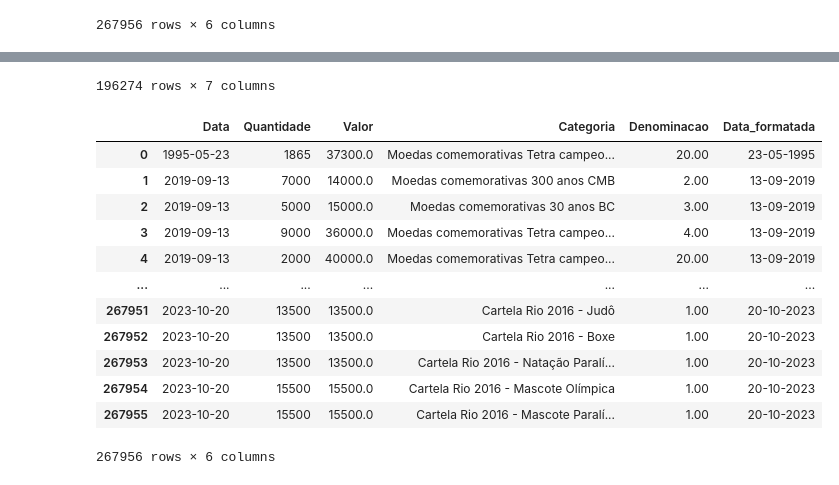
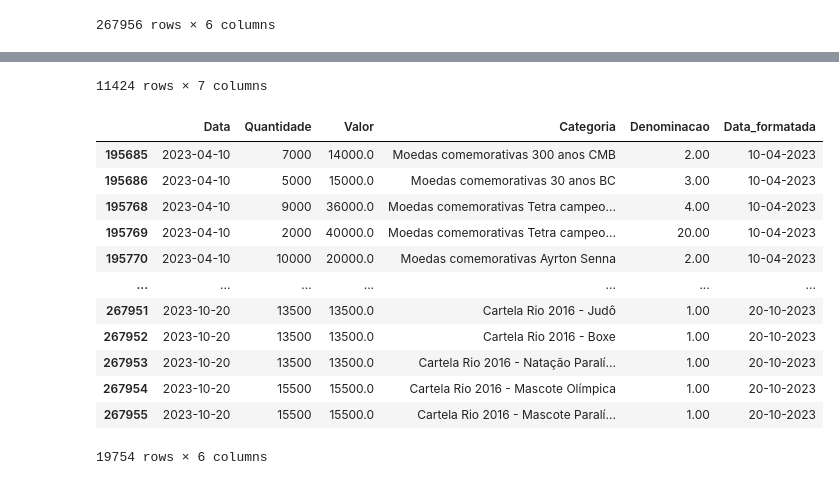
Before and after one commit to carmodaniel/coderhouseProjeto, a Jupyter notebook: projetoFinal.ipynb, the cells around one changed output, grey strips where cells are left out. Drawn from its saved outputs; the diff is of its cells as text; code cells hidden in the pictures.

```diff
--- a/projetoFinal.ipynb
+++ b/projetoFinal.ipynb
@@ -216,11 +216,14 @@ moedas_comemorativas # Criado o dataframe moedas_comemorativas para receber o va
 | 267955 | 2023-10-20 | 15500 | 15500.0 | Cartela Rio 2016 - Mascote Paralí... | 1.00 | 20-10-2023 |
 267956 rows × 6 columns
 # %%
-# Filtra para que os dataframes dinheiro_em_circulacao e  moedas_comemorativas somente exibam dados
-dinheiro_em_circulacao.query('Data.dt.year == 2023')
+# # Filtra para que os dataframes dinheiro_em_circulacao e  moedas_comemorativas somente exibam dados
+# dinheiro_em_circulacao.query('Data.dt.year == 2023')
+# display(dinheiro_em_circulacao)
+dinheiro_em_circulacao = dinheiro_em_circulacao[dinheiro_em_circulacao['Data'].dt.year == 2023]
 display(dinheiro_em_circulacao)
 
-moedas_comemorativas.query('Data.dt.year == 2023')
+
+moedas_comemorativas = moedas_comemorativas[moedas_comemorativas['Data'].dt.year == 2023]
 display(moedas_comemorativas)
 # %% [output]
 |  | Data | Quantidade | Valor | Categoria | Denominacao | Especie | Data_formatada |
@@ -232,20 +235,20 @@ display(moedas_comemorativas)
 | ... | ... | ... | ... | ... | ... | ... | ... |
 | 196269 | 2023-10-20 | 19984500 | 1.998450e+07 | Moedas - 2a. Família - Mascote Pa... | 1.00 | Moedas | 20-10-2023 |
 | 196270 | 2023-10-20 | 50000000 | 5.000000e+07 | Moedas - 2a. Família - BC 50 anos | 1.00 | Moedas | 20-10-2023 |
 | 196271 | 2023-10-20 | 24996000 | 2.499600e+07 | Moedas - 2a. Família - REAL 25 anos | 1.00 | Moedas | 20-10-2023 |
 | 196272 | 2023-10-20 | 97270000 | 4.863500e+06 | Moedas - 2a. Família - (A) | 0.05 | Moedas | 20-10-2023 |
 | 196273 | 2023-10-20 | 47263900 | 2.363195e+07 | Moedas - 2a. Família - (A) | 0.50 | Moedas | 20-10-2023 |
-196274 rows × 7 columns
+11424 rows × 7 columns
 |  | Data | Quantidade | Valor | Categoria | Denominacao | Data_formatada |
-| 0 | 1995-05-23 | 1865 | 37300.0 | Moedas comemorativas Tetra campeo... | 20.00 | 23-05-1995 |
-| 1 | 2019-09-13 | 7000 | 14000.0 | Moedas comemorativas 300 anos CMB | 2.00 | 13-09-2019 |
-| 2 | 2019-09-13 | 5000 | 15000.0 | Moedas comemorativas 30 anos BC | 3.00 | 13-09-2019 |
-| 3 | 2019-09-13 | 9000 | 36000.0 | Moedas comemorativas Tetra campeo... | 4.00 | 13-09-2019 |
-| 4 | 2019-09-13 | 2000 | 40000.0 | Moedas comemorativas Tetra campeo... | 20.00 | 13-09-2019 |
+| 195685 | 2023-04-10 | 7000 | 14000.0 | Moedas comemorativas 300 anos CMB | 2.00 | 10-04-2023 |
+| 195686 | 2023-04-10 | 5000 | 15000.0 | Moedas comemorativas 30 anos BC | 3.00 | 10-04-2023 |
+| 195768 | 2023-04-10 | 9000 | 36000.0 | Moedas comemorativas Tetra campeo... | 4.00 | 10-04-2023 |
+| 195769 | 2023-04-10 | 2000 | 40000.0 | Moedas comemorativas Tetra campeo... | 20.00 | 10-04-2023 |
+| 195770 | 2023-04-10 | 10000 | 20000.0 | Moedas comemorativas Ayrton Senna | 2.00 | 10-04-2023 |
 | ... | ... | ... | ... | ... | ... | ... |
 | 267951 | 2023-10-20 | 13500 | 13500.0 | Cartela Rio 2016 - Judô | 1.00 | 20-10-2023 |
 | 267952 | 2023-10-20 | 13500 | 13500.0 | Cartela Rio 2016 - Boxe | 1.00 | 20-10-2023 |
 | 267953 | 2023-10-20 | 13500 | 13500.0 | Cartela Rio 2016 - Natação Paralí... | 1.00 | 20-10-2023 |
 | 267954 | 2023-10-20 | 15500 | 15500.0 | Cartela Rio 2016 - Mascote Olímpica | 1.00 | 20-10-2023 |
 | 267955 | 2023-10-20 | 15500 | 15500.0 | Cartela Rio 2016 - Mascote Paralí... | 1.00 | 20-10-2023 |
-267956 rows × 6 columns
+19754 rows × 6 columns
```
Also changed, not shown: parts of 1 cell of this notebook.
